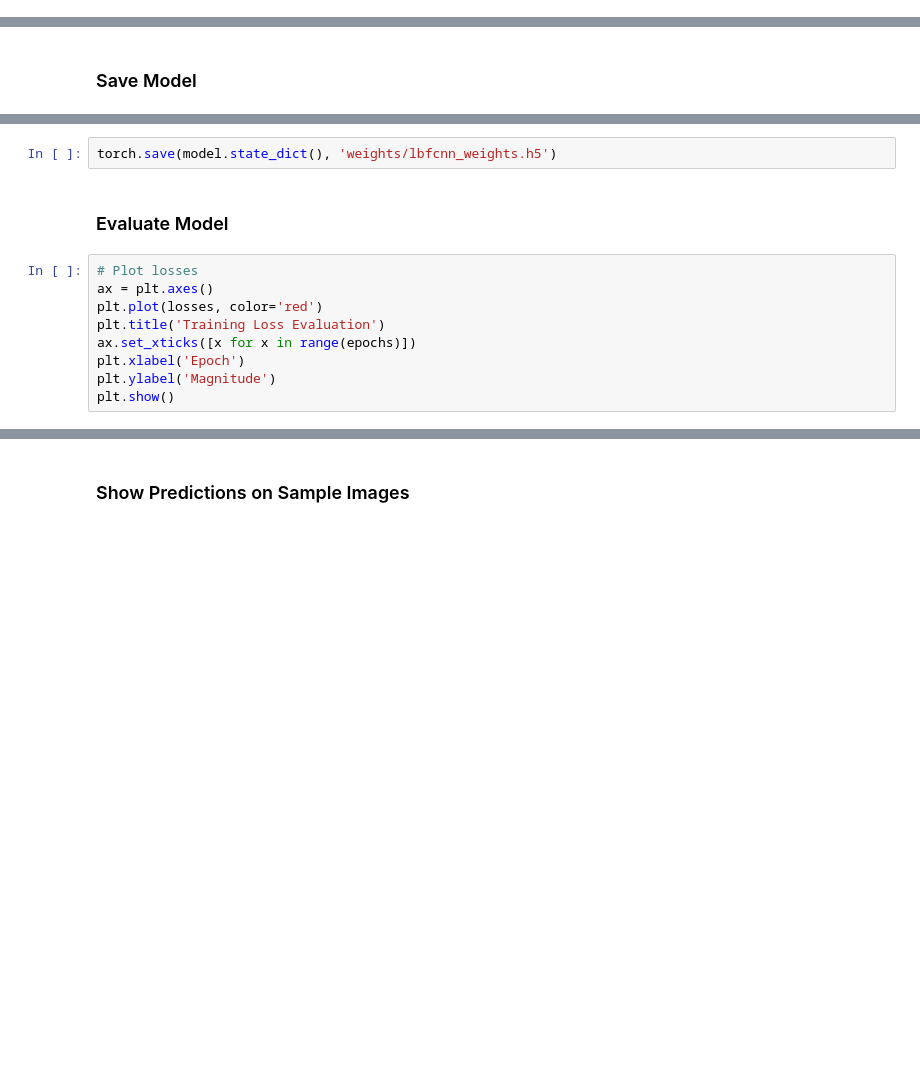
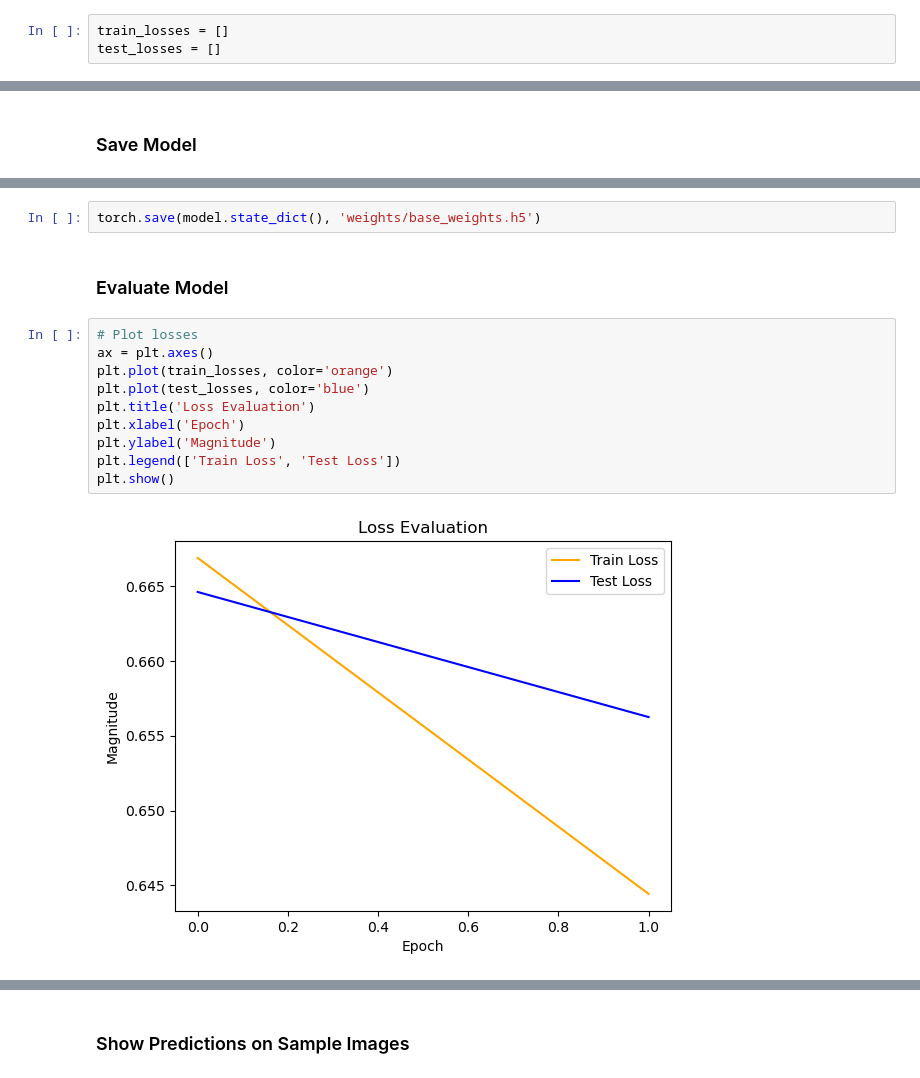
Before and after one commit to IrishMorales/lightweight-cnn-for-bone-metastasis, a Jupyter notebook: base-cnn.ipynb, the cells around one changed output, grey strips where cells are left out. Cells and saved outputs as stored; diff of their text form; blank space fills up the shorter version.

Commit message:
Implement base CNN

```diff
--- a/base-cnn.ipynb
+++ b/base-cnn.ipynb
@@ -189,0 +171,3 @@ RuntimeError: mat1 and mat2 shapes cannot be multiplied (16x2700 and 24648x64)
+# %%
+train_losses = []
+test_losses = []
@@ -202,16 +270,19 @@ for var_name in optimizer.state_dict():
 # %%
-torch.save(model.state_dict(), 'weights/lbfcnn_weights.h5')
+torch.save(model.state_dict(), 'weights/base_weights.h5')
 # %% [markdown]
 ### Evaluate Model
 # %%
 # Plot losses
 ax = plt.axes()
-plt.plot(losses, color='red')
-plt.title('Training Loss Evaluation')
-ax.set_xticks([x for x in range(epochs)])
+plt.plot(train_losses, color='orange')
+plt.plot(test_losses, color='blue')
+plt.title('Loss Evaluation')
 plt.xlabel('Epoch')
 plt.ylabel('Magnitude')
+plt.legend(['Train Loss', 'Test Loss'])
 plt.show()
+# %% [output]
+[figure, added]
 # %%
 # Evaluation for this fold
 true_pos = 0
```
Also changed, not shown: parts of 17 cells of this notebook, 1 other file.
